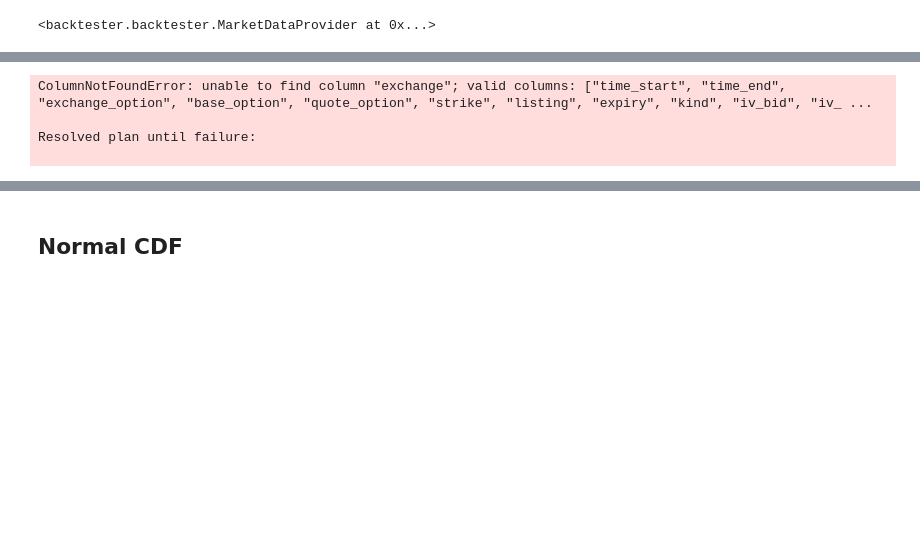
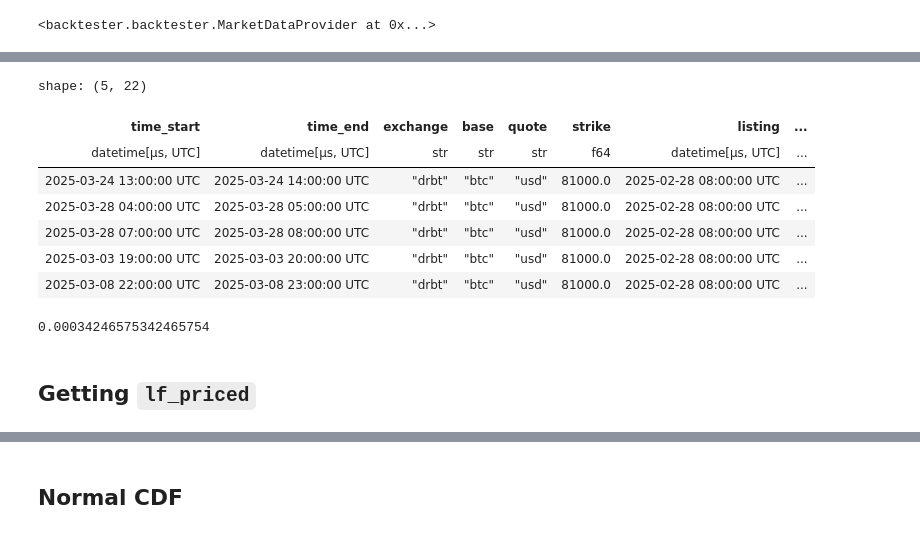
Before and after one commit to andrewchen0028/cc, a Jupyter notebook: packages/sandbox/backtester.ipynb, the cells around one changed output, grey strips where cells are left out. Cells and saved outputs as stored; diff of their text form; code cells hidden in the pictures; blank space fills up the shorter version.

```diff
--- a/packages/sandbox/backtester.ipynb
+++ b/packages/sandbox/backtester.ipynb
@@ -92,16 +112,28 @@ mdp
+# %%
+mdp._get_lf_priced().to_native().show()
+# %% [output]
+shape: (5, 22)
+| time_start | time_end | exchange | base | quote | strike | listing | ... |
+| datetime[μs, UTC] | datetime[μs, UTC] | str | str | str | f64 | datetime[μs, UTC] | ... |
+| 2025-03-24 13:00:00 UTC | 2025-03-24 14:00:00 UTC | "drbt" | "btc" | "usd" | 81000.0 | 2025-02-28 08:00:00 UTC | ... |
+| 2025-03-28 04:00:00 UTC | 2025-03-28 05:00:00 UTC | "drbt" | "btc" | "usd" | 81000.0 | 2025-02-28 08:00:00 UTC | ... |
+| 2025-03-28 07:00:00 UTC | 2025-03-28 08:00:00 UTC | "drbt" | "btc" | "usd" | 81000.0 | 2025-02-28 08:00:00 UTC | ... |
+| 2025-03-03 19:00:00 UTC | 2025-03-03 20:00:00 UTC | "drbt" | "btc" | "usd" | 81000.0 | 2025-02-28 08:00:00 UTC | ... |
+| 2025-03-08 22:00:00 UTC | 2025-03-08 23:00:00 UTC | "drbt" | "btc" | "usd" | 81000.0 | 2025-02-28 08:00:00 UTC | ... |
+# %%
+(pd.to_datetime("2025-03-28 08:00:00 UTC") - pd.to_datetime("2025-03-28 05:00:00 UTC")) / pd.to_timedelta("365 days")  # fmt: off
+# %% [output]
+0.00034246575342465754
 # %%
-# TODO: implement MarketDataProvider._get_lf_priced(...)
-mdp.get_target_option(
-    "drbt",
-    "btc",
-    "usd",
-    "c",
-    target_time=datetime(2025, 6, 1, tzinfo=timezone.utc),
-    target_delta=0.5,
-    target_tenor=timedelta(days=30),
-)
+# # TODO: implement MarketDataProvider._get_lf_priced(...)
+# mdp.get_target_option(
+#     "drbt",
+#     "btc",
+#     "usd",
+#     "c",
+#     target_time=datetime(2025, 6, 1, tzinfo=timezone.utc),
+#     target_delta=0.5,
+#     target_tenor=timedelta(days=30),
+# )
-# %% [output]
-ColumnNotFoundError: unable to find column "exchange"; valid columns: ["time_start", "time_end", "exchange_option", "base_option", "quote_option", "strike", "listing", "expiry", "kind", "iv_bid", "iv_ ...
-
-Resolved plan until failure:
-
+# %% [markdown]
+## Getting `lf_priced`
```
Also changed, not shown: parts of 16 cells of this notebook, 4 other files.
